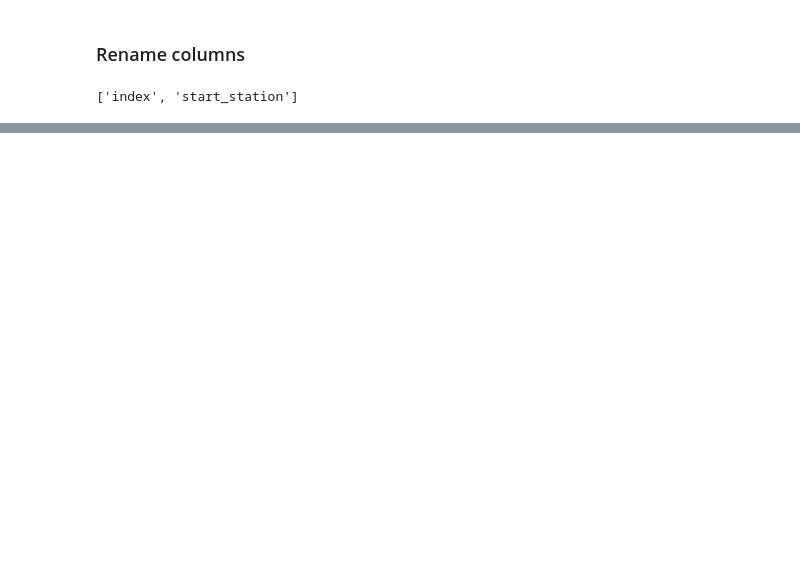
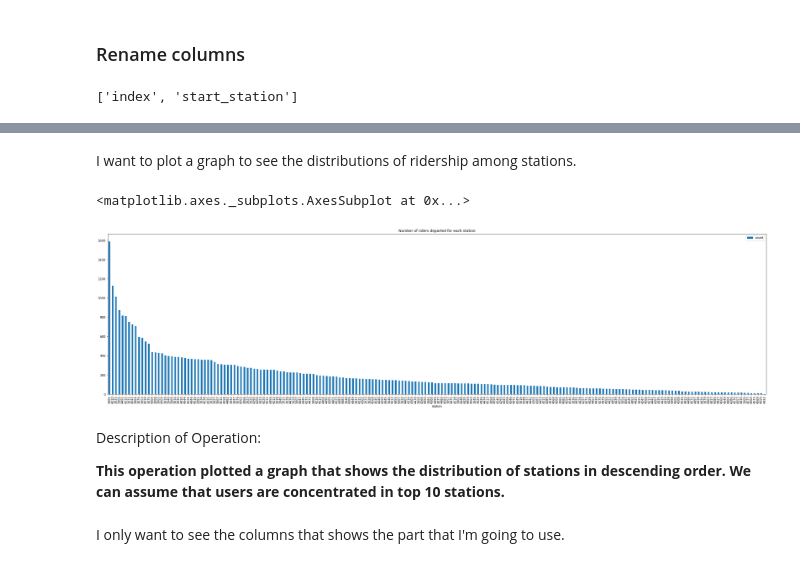
Before and after one commit to shinahpark/up206-shinah, a Jupyter notebook: Week2_Assignment_DataExploration.ipynb, the cells around one changed output, grey strips where cells are left out. Saved outputs shown, nothing was run; the diff lists cells and outputs as text; code cells hidden in the pictures; blank space fills up the shorter version.

```diff
--- a/Week2_Assignment_DataExploration.ipynb
+++ b/Week2_Assignment_DataExploration.ipynb
@@ -240,0 +261,14 @@ query, plot 만들기
+# %% [markdown]
+I want to plot a graph to see the distributions of ridership among stations.
+# %%
+S_station_count.plot.bar(x = 'station', y = 'count', title = 'Number of riders departed for each station', figsize = (40,10)    )
+# %% [output]
+<matplotlib.axes._subplots.AxesSubplot at 0x...>
+[figure, added]
+# %% [markdown]
+Description of Operation:
+
+
+**This operation plotted a graph that shows the distribution of stations in descending order. We can assume that users are concentrated in top 10 stations.**
+# %% [markdown]
+I only want to see the columns that shows the part that I'm going to use.
```
Also changed, not shown: parts of 23 cells of this notebook.
